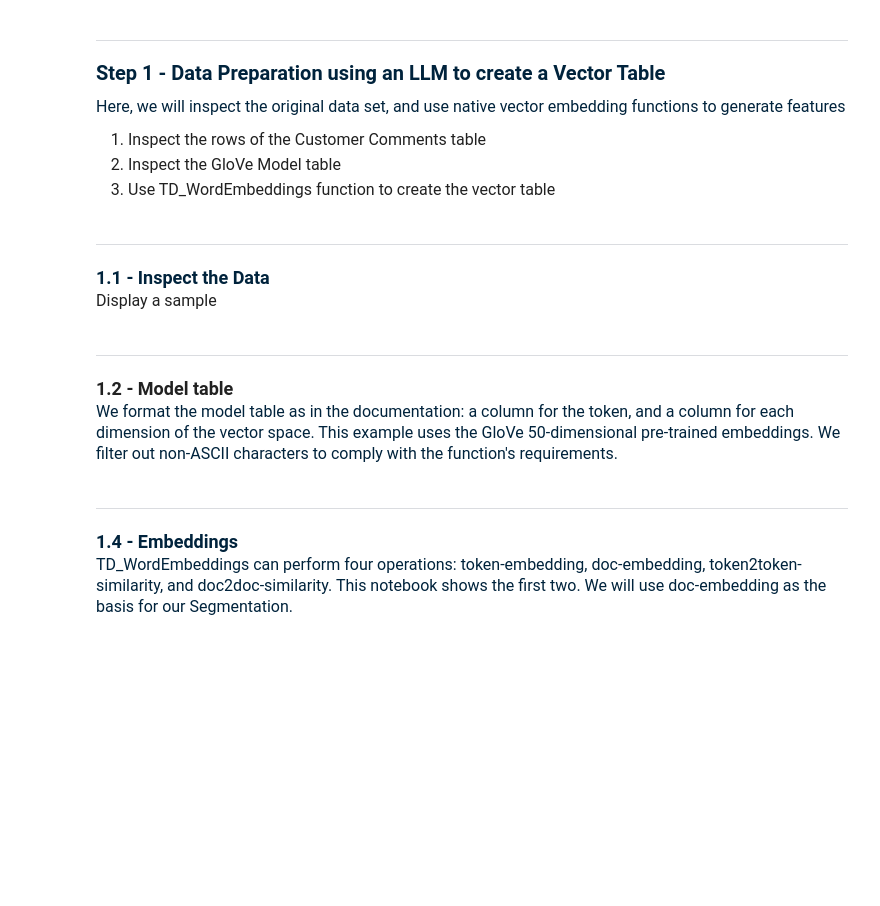
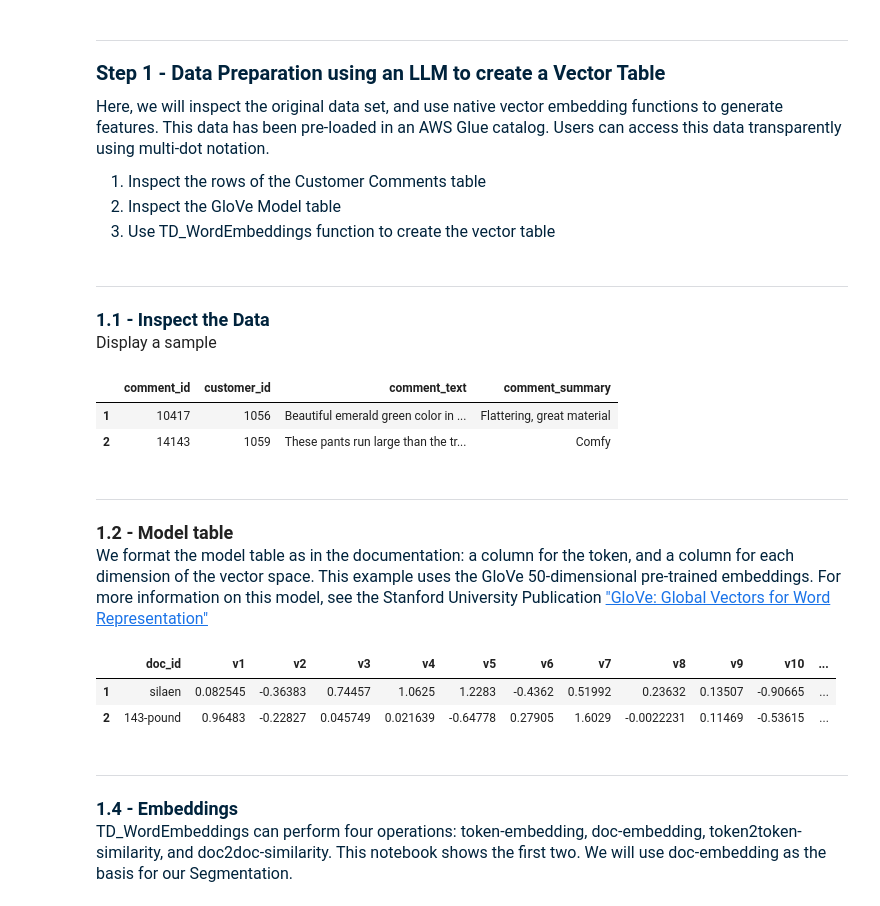
Before and after one commit to Teradata/ai-unlimited-demos, a Jupyter notebook: UseCases/Segmentation_With_Vector_Embedding-SQL.ipynb, the cells around one changed output. Saved outputs shown, nothing was run; the diff lists cells and outputs as text; code cells hidden in the pictures; blank space fills up the shorter version.

```diff
--- a/UseCases/Segmentation_With_Vector_Embedding-SQL.ipynb
+++ b/UseCases/Segmentation_With_Vector_Embedding-SQL.ipynb
@@ -49,9 +96,9 @@ HELP TABLE td_fabric_datalake.Build_Demos.web_comment;
 <hr>
 <p style = 'font-size:20px;font-family:Arial;color:#00233C'><b>Step 1 - Data Preparation using an LLM to create a Vector Table</b></p>
 
-<p style = 'font-size:16px;font-family:Arial;color:#00233C'>Here, we will inspect the original data set, and use native vector embedding functions to generate features</p>
+<p style = 'font-size:16px;font-family:Arial;color:#00233C'>Here, we will inspect the original data set, and use native vector embedding functions to generate features.  This data has been pre-loaded in an AWS Glue catalog.  Users can access this data transparently using multi-dot notation.</p>
 
-<ol style = 'font-size:16px;font-family:Arialcolor:#00233C'>
+<ol style = 'font-size:16px;font-family:Arial;color:#00233C'>
     <li>Inspect the rows of the Customer Comments table</li>
     <li>Inspect the GloVe Model table</li>
     <li>Use TD_WordEmbeddings function to create the vector table</li>
@@ -62,16 +109,24 @@ HELP TABLE td_fabric_datalake.Build_Demos.web_comment;
 
 <p style = 'font-size:16px;font-family:Arialcolor:#00233C'>Display a sample</p>
 # %%
-SELECT * FROM td_fabric_datalake.Build_Demos.web_comment
+SELECT * FROM aws_glue_catalog.tddemos_glue_db.web_comment
 SAMPLE 2;
+# %% [output]
+|  | comment_id | customer_id | comment_text | comment_summary |
+| 1 | 10417 | 1056 | Beautiful emerald green color in ... | Flattering, great material |
+| 2 | 14143 | 1059 | These pants run large than the tr... | Comfy |
 # %% [markdown]
 <hr>
 <b style = 'font-size:18px;font-family:Arial;color:#00233'>1.2 - Model table</b>
 
-<p style = 'font-size:16px;font-family:Arial;color:#00233C'>We format the model table as in the documentation: a column for the token, and a column for each dimension of the vector space. This example uses the GloVe 50-dimensional pre-trained embeddings. We filter out non-ASCII characters to comply with the function's requirements.</p>
+<p style = 'font-size:16px;font-family:Arial;color:#00233C'>We format the model table as in the documentation: a column for the token, and a column for each dimension of the vector space. This example uses the GloVe 50-dimensional pre-trained embeddings. For more information on this model, see the Stanford University Publication <a href = 'https://nlp.stanford.edu/projects/glove/'>"GloVe: Global Vectors for Word Representation"</a></p>
 # %%
-SELECT * FROM td_fabric_datalake.Build_Demos.glove_6B_50d
+SELECT * FROM aws_glue_catalog.tddemos_glue_db.glove_6B_50d
 SAMPLE 2;
+# %% [output]
+|  | doc_id | v1 | v2 | v3 | v4 | v5 | v6 | v7 | v8 | v9 | v10 | ... |
+| 1 | silaen | 0.082545 | -0.36383 | 0.74457 | 1.0625 | 1.2283 | -0.4362 | 0.51992 | 0.23632 | 0.13507 | -0.90665 | ... |
+| 2 | 143-pound | 0.96483 | -0.22827 | 0.045749 | 0.021639 | -0.64778 | 0.27905 | 1.6029 | -0.0022231 | 0.11469 | -0.53615 | ... |
 # %% [markdown]
 <hr>
 <b style = 'font-size:18px;font-family:Arial;color:#00233C'>1.4 - Embeddings</b>
```
Also changed, not shown: parts of 22 cells of this notebook, 1 other file.
